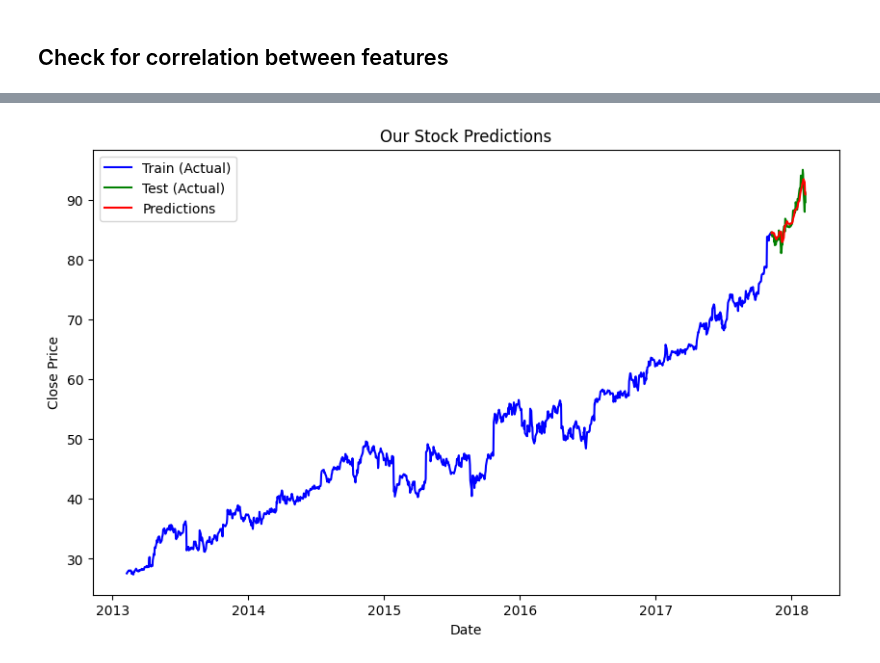
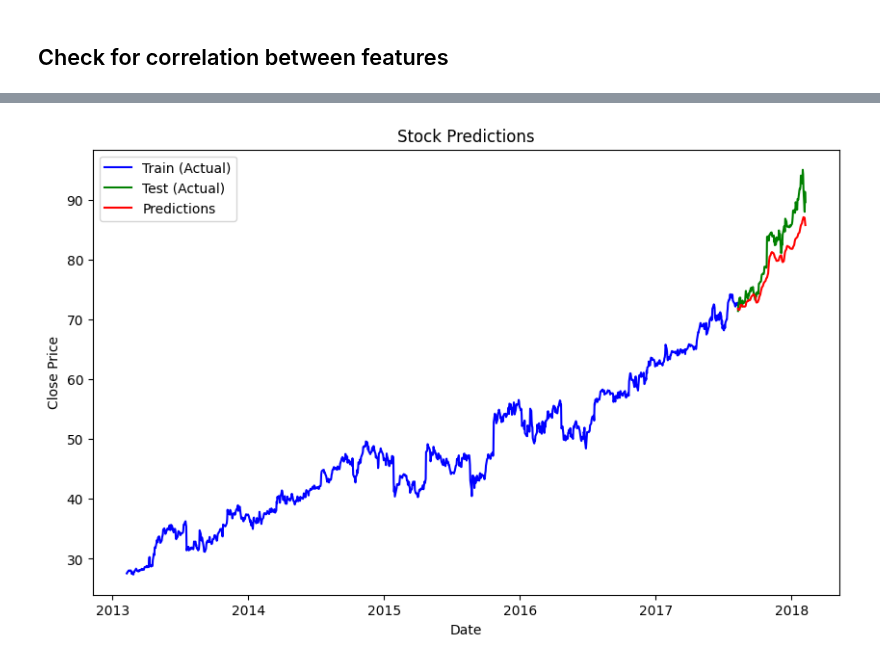
Before and after one commit to s-muhammadkamran/NLP, a Jupyter notebook: code/forecasting/ms_stock_forecasting.ipynb, the cells around one changed output, grey strips where cells are left out. Cells and saved outputs as stored; diff of their text form; code cells hidden in the pictures.

```diff
--- a/code/forecasting/ms_stock_forecasting.ipynb
+++ b/code/forecasting/ms_stock_forecasting.ipynb
@@ -118,8 +125,10 @@ training_data = scaled_data[:training_data_len]
 X_train, y_train = [], []
 # %%
 # Create a sliding window for our stock (90 days)
-for i in range(180, len(training_data)):
-    X_train.append(training_data[i-180:i, 0])
+SLIDE_WIN = 90
+
+for i in range(SLIDE_WIN, len(training_data)):
+    X_train.append(training_data[i-SLIDE_WIN:i, 0])
     y_train.append(training_data[i,0])
 
 X_train, y_train = np.array(X_train), np.array(y_train)
@@ -203,15 +233,15 @@ Epoch 65/200
 # %%
 # Prepare the test data
-test_data = scaled_data[training_data_len - 180:]
+test_data = scaled_data[training_data_len - SLIDE_WIN:]
 X_test, y_test = [], dataset[training_data_len:]
 # %%
-for i in range(180, len(test_data)):
-    X_test.append(test_data[i-180:i, 0])
+for i in range(SLIDE_WIN, len(test_data)):
+    X_test.append(test_data[i-SLIDE_WIN:i, 0])
 
 X_test = np.array(X_test)
 X_test = np.reshape(X_test, (X_test.shape[0],X_test.shape[1],1 ))
 # %%
 # Make a Prediction
-predictions = model.predict(X_test)
-predictions = scaler.inverse_transform(predictions)
+y_pred = model.predict(X_test)
+y_pred = scaler.inverse_transform(y_pred)
 # %% [output]
@@ -219,20 +249,20 @@ predictions = scaler.inverse_transform(predictions)
 # %%
 # Plotting data
-train = data[:training_data_len]
-test =  data[training_data_len:]
+train = df_stock[:training_data_len]
+test =  df_stock[training_data_len:]
 
 test = test.copy()
 
-test['Predictions'] = predictions
+test['Predictions'] = y_pred
 
 plt.figure(figsize=(10,6))
 plt.plot(train['date'], train['close'], label="Train (Actual)", color='blue')
 plt.plot(test['date'], test['close'], label="Test (Actual)", color='green')
 plt.plot(test['date'], test['Predictions'], label="Predictions", color='red')
-plt.title("Our Stock Predictions")
+plt.title("Stock Predictions")
 plt.xlabel("Date")
 plt.ylabel("Close Price")
 plt.legend()
 plt.show()
 # %% [output]
-[figure, old version]
+[figure, new version]
```
Also changed, not shown: parts of 16 cells of this notebook.
